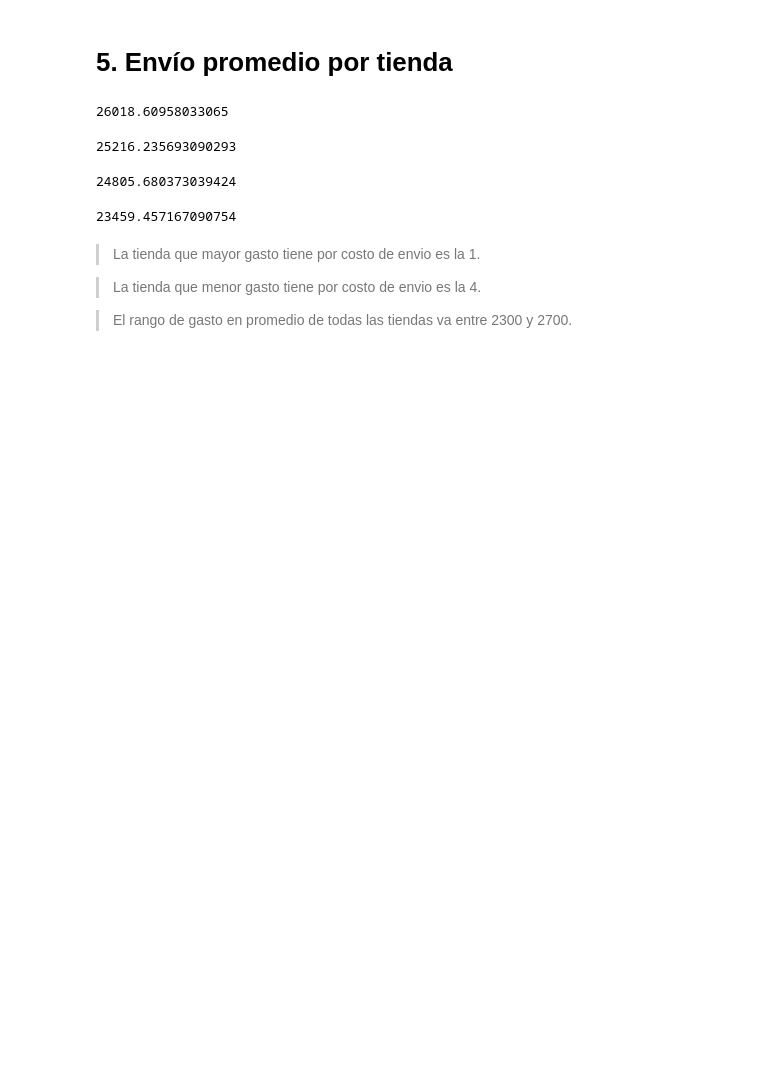
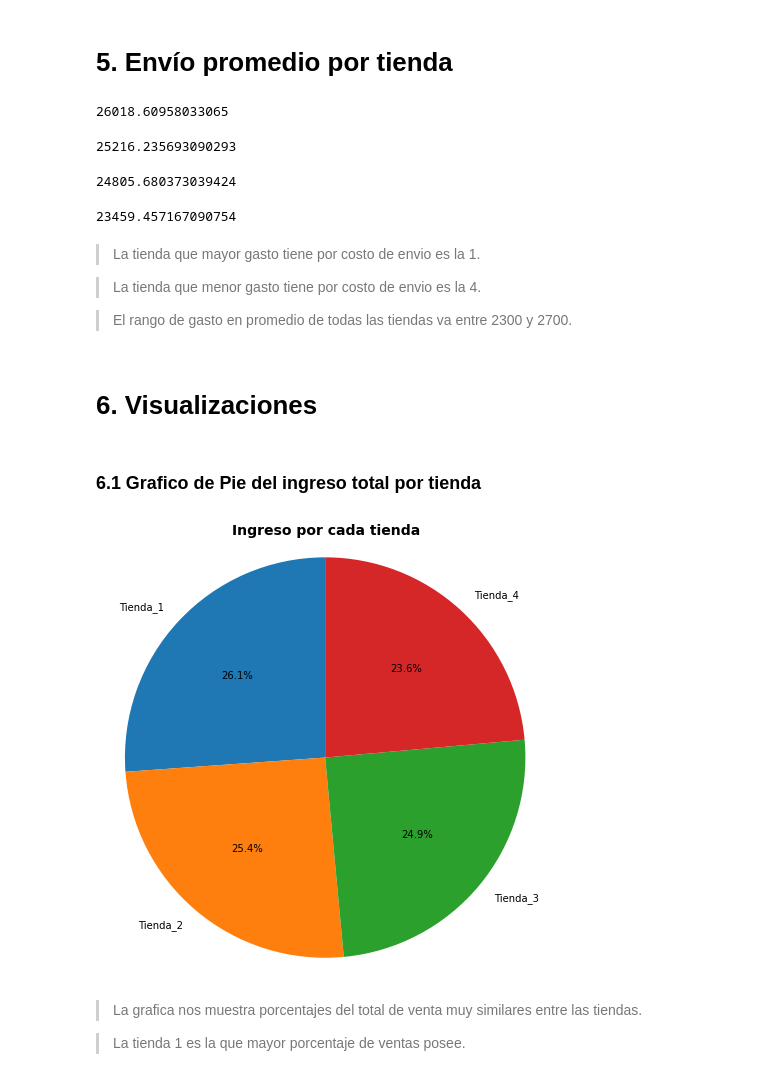
Before and after one commit to jbernalg/challenge-store, a Jupyter notebook: AluraStoreLatam.ipynb, the cells around one changed output. Drawn from its saved outputs; the diff is of its cells as text; code cells hidden in the pictures; blank space fills up the shorter version.

Commit message:
grafico de pie

```diff
--- a/AluraStoreLatam.ipynb
+++ b/AluraStoreLatam.ipynb
@@ -36,16 +43,26 @@ ingreso_total_T1
 1150880400.0
 # %%
 ingreso_total_T2 = tienda2.Precio.sum()
+ingresos.append(ingreso_total_T2)
 ingreso_total_T2
 # %% [output]
 1116343500.0
 # %%
 ingreso_total_T3 = tienda3.Precio.sum()
+ingresos.append(ingreso_total_T3)
 ingreso_total_T3
 # %% [output]
 1098019600.0
 # %%
 ingreso_total_T4 = tienda4.Precio.sum()
+ingresos.append(ingreso_total_T4)
 ingreso_total_T4
 # %% [output]
 1038375700.0
+# %%
+ingresos_tienda_df = pd.DataFrame({
+    'Tiendas': tiendas,
+    'Ingreso_Total':ingresos
+})
+
+ingresos_tienda_df
@@ -260,3 +283,19 @@ cost_T4
 > La tienda que menor gasto tiene por costo de envio es la 4.
 
 > El rango de gasto en promedio de todas las tiendas va entre 2300 y 2700.
+# %% [markdown]
+# 6. Visualizaciones
+# %% [markdown]
+### 6.1 Grafico de Pie del ingreso total por tienda
+# %%
+plt.figure(figsize=(8,8))
+plt.pie(ingresos_tienda_df['Ingreso_Total'], labels=ingresos_tienda_df['Tiendas'], autopct='%1.1f%%', startangle=90)
+plt.title('Ingreso por cada tienda', fontsize=14, fontweight='bold')
+plt.axis('equal')
+plt.show()
+# %% [output]
+[figure, added]
+# %% [markdown]
+> La grafica nos muestra porcentajes del total de venta muy similares entre las tiendas.
+
+> La tienda 1 es la que mayor porcentaje de ventas posee.
```
Also changed, not shown: parts of 3 cells of this notebook.
